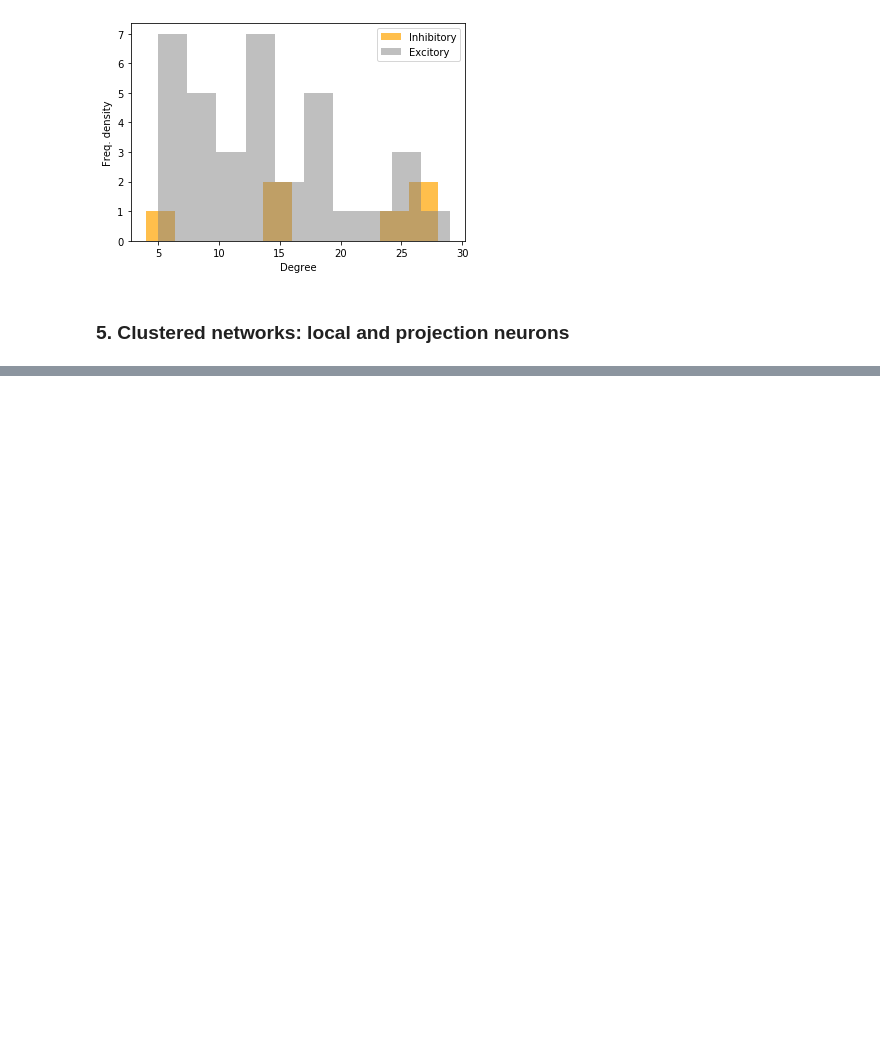
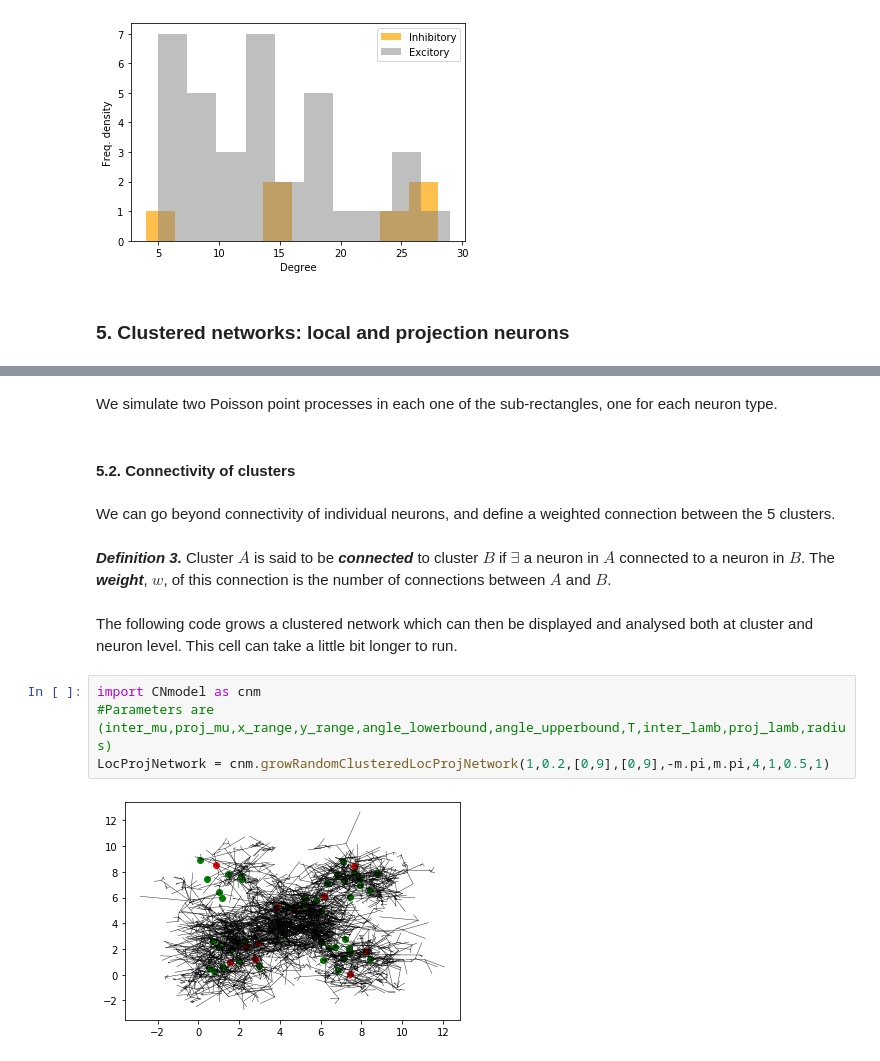
Before and after one commit to rnartallo/randomlygrownnetworks, a Jupyter notebook: HypExtRandNN.ipynb, the cells around one changed output, grey strips where cells are left out. Cells and saved outputs as stored; diff of their text form; blank space fills up the shorter version.

```diff
--- a/HypExtRandNN.ipynb
+++ b/HypExtRandNN.ipynb
@@ -191,0 +221,17 @@ Inhibitory: 6
+# %% [markdown]
+We simulate two Poisson point processes in each one of the sub-rectangles, one for each neuron type.
+# %% [markdown]
+#### 5.2. Connectivity of clusters
+# %% [markdown]
+We can go beyond connectivity of individual neurons, and define a weighted connection between the 5 clusters.
+# %% [markdown]
+***Definition 3.***
+Cluster $A$ is said to be ***connected*** to cluster $B$ if $\exists$ a neuron in $A$ connected to a neuron in $B$. The ***weight***, $w$, of this connection is the number of connections between $A$ and $B$.
+# %% [markdown]
+The following code grows a clustered network which can then be displayed and analysed both at cluster and neuron level. This cell can take a little bit longer to run.
+# %%
+import CNmodel as cnm
+#Parameters are (inter_mu,proj_mu,x_range,y_range,angle_lowerbound,angle_upperbound,T,inter_lamb,proj_lamb,radius)
+LocProjNetwork = cnm.growRandomClusteredLocProjNetwork(1,0.2,[0,9],[0,9],-m.pi,m.pi,4,1,0.5,1)
+# %% [output]
+[figure, added]
```
Also changed, not shown: parts of 18 cells of this notebook, 4 other files.
